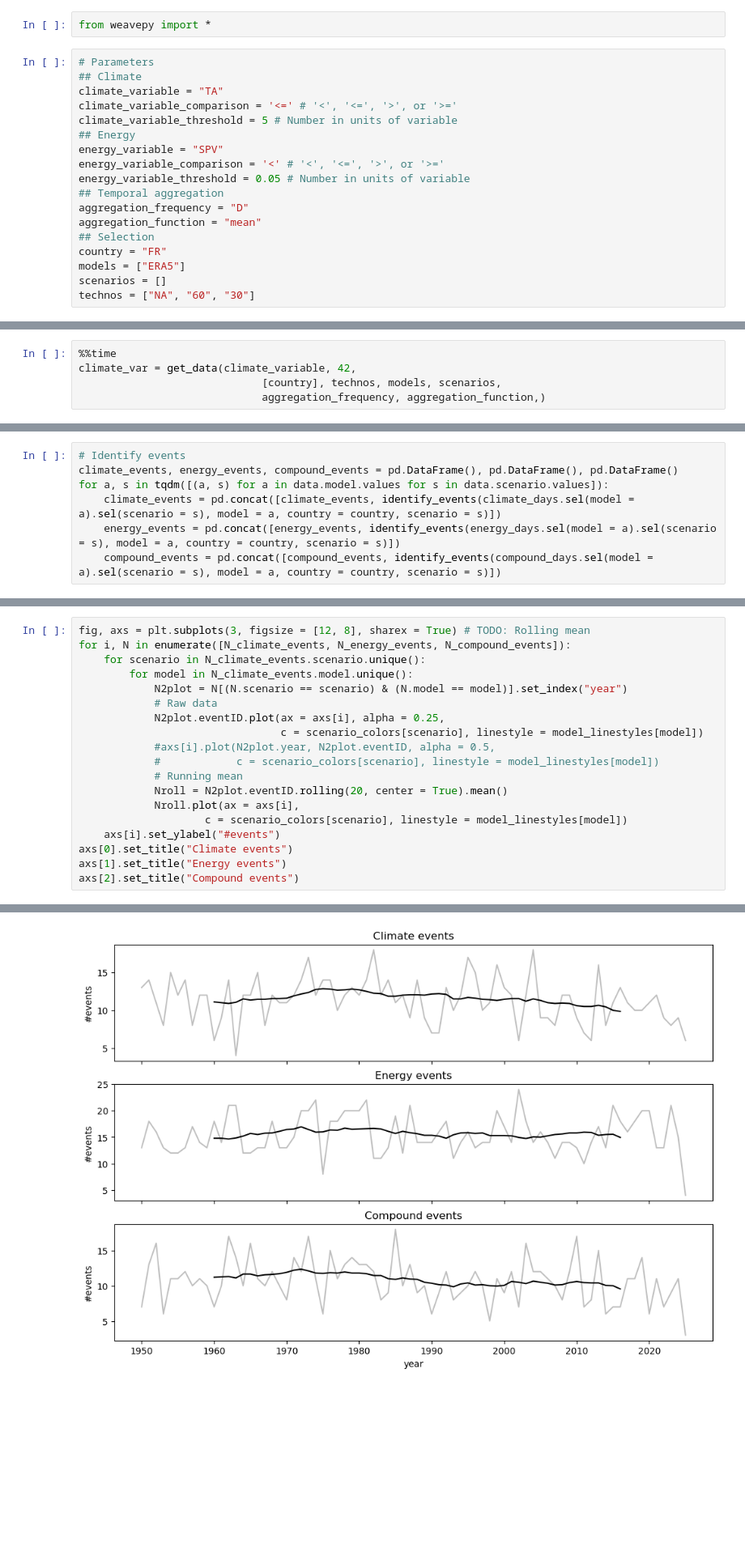
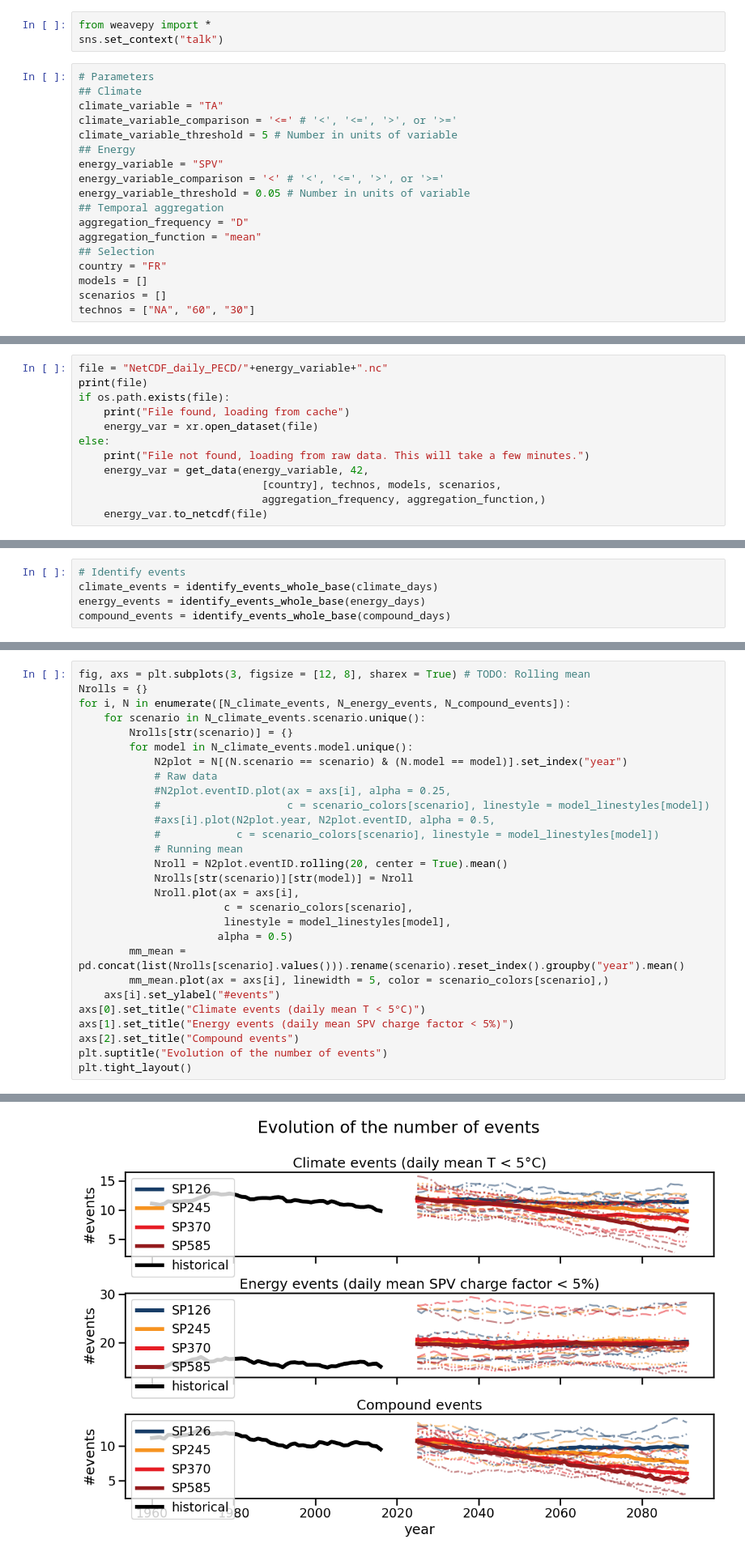
Before and after one commit to ECMWFCode4Earth/weave, a Jupyter notebook: uninteractive_PECD42.ipynb, the cells around one changed output, grey strips where cells are left out. Shown at 81% size. Saved outputs shown, nothing was run; the diff lists cells and outputs as text; blank space fills up the shorter version.

```diff
--- a/uninteractive_PECD42.ipynb
+++ b/uninteractive_PECD42.ipynb
@@ -1,5 +1,6 @@
 # %%
 from weavepy import *
+sns.set_context("talk")
 # %%
 # Parameters
 ## Climate
@@ -15,6 +16,6 @@ aggregation_frequency = "D"
 aggregation_function = "mean"
 ## Selection
 country = "FR"
-models = ["ERA5"]
+models = []
 scenarios = []
 technos = ["NA", "60", "30"]
@@ -21,6 +35,13 @@ technos = ["NA", "60", "30"]
 # %%
-%%time
-climate_var = get_data(climate_variable, 42,
+file = "NetCDF_daily_PECD/"+energy_variable+".nc"
+print(file)
+if os.path.exists(file):
+    print("File found, loading from cache")
+    energy_var = xr.open_dataset(file)
+else:
+    print("File not found, loading from raw data. This will take a few minutes.")
+    energy_var = get_data(energy_variable, 42,
                              [country], technos, models, scenarios,
                              aggregation_frequency, aggregation_function,)
+    energy_var.to_netcdf(file)
 # %% [output]
@@ -44,10 +81,8 @@ compound_days = (climate_days & energy_days).rename("compound_event")
 # %%
 # Identify events
-climate_events, energy_events, compound_events = pd.DataFrame(), pd.DataFrame(), pd.DataFrame()
-for a, s in tqdm([(a, s) for a in data.model.values for s in data.scenario.values]):
-    climate_events = pd.concat([climate_events, identify_events(climate_days.sel(model = a).sel(scenario = s), model = a, country = country, scenario = s)])
-    energy_events = pd.concat([energy_events, identify_events(energy_days.sel(model = a).sel(scenario = s), model = a, country = country, scenario = s)])
-    compound_events = pd.concat([compound_events, identify_events(compound_days.sel(model = a).sel(scenario = s), model = a, country = country, scenario = s)])
+climate_events = identify_events_whole_base(climate_days)
+energy_events = identify_events_whole_base(energy_days)
+compound_events = identify_events_whole_base(compound_days)
 # %%
 # Compute number of events per year
 N_climate_events = climate_events.groupby(["model", "scenario", "country", "year"]).eventID.nunique().reset_index()
@@ -55,21 +90,30 @@ N_energy_events = energy_events.groupby(["model", "scenario", "country", "year"]
 N_compound_events = compound_events.groupby(["model", "scenario", "country", "year"]).eventID.nunique().reset_index()
 # %%
 fig, axs = plt.subplots(3, figsize = [12, 8], sharex = True) # TODO: Rolling mean
+Nrolls = {}
 for i, N in enumerate([N_climate_events, N_energy_events, N_compound_events]):
     for scenario in N_climate_events.scenario.unique():
+        Nrolls[str(scenario)] = {}
         for model in N_climate_events.model.unique():
             N2plot = N[(N.scenario == scenario) & (N.model == model)].set_index("year")
             # Raw data
-            N2plot.eventID.plot(ax = axs[i], alpha = 0.25,
-                                c = scenario_colors[scenario], linestyle = model_linestyles[model])
+            #N2plot.eventID.plot(ax = axs[i], alpha = 0.25,
+            #                    c = scenario_colors[scenario], linestyle = model_linestyles[model])
             #axs[i].plot(N2plot.year, N2plot.eventID, alpha = 0.5,
             #            c = scenario_colors[scenario], linestyle = model_linestyles[model])
             # Running mean
             Nroll = N2plot.eventID.rolling(20, center = True).mean()
+            Nrolls[str(scenario)][str(model)] = Nroll
             Nroll.plot(ax = axs[i],
-                    c = scenario_colors[scenario], linestyle = model_linestyles[model])
+                       c = scenario_colors[scenario],
+                       linestyle = model_linestyles[model],
+                      alpha = 0.5)
+        mm_mean = pd.concat(list(Nrolls[scenario].values())).rename(scenario).reset_index().groupby("year").mean()
+        mm_mean.plot(ax = axs[i], linewidth = 5, color = scenario_colors[scenario],)
     axs[i].set_ylabel("#events")
-axs[0].set_title("Climate events")
-axs[1].set_title("Energy events")
+axs[0].set_title("Climate events (daily mean T < 5°C)")
+axs[1].set_title("Energy events (daily mean SPV charge factor < 5%)")
 axs[2].set_title("Compound events")
+plt.suptitle("Evolution of the number of events")
+plt.tight_layout()
 # %% [output]
@@ -77 +120 @@ Text(0.5, 1.0, 'Compound events')
-[figure, old version]
+[figure, new version]
```
Also changed, not shown: parts of 9 cells of this notebook.
